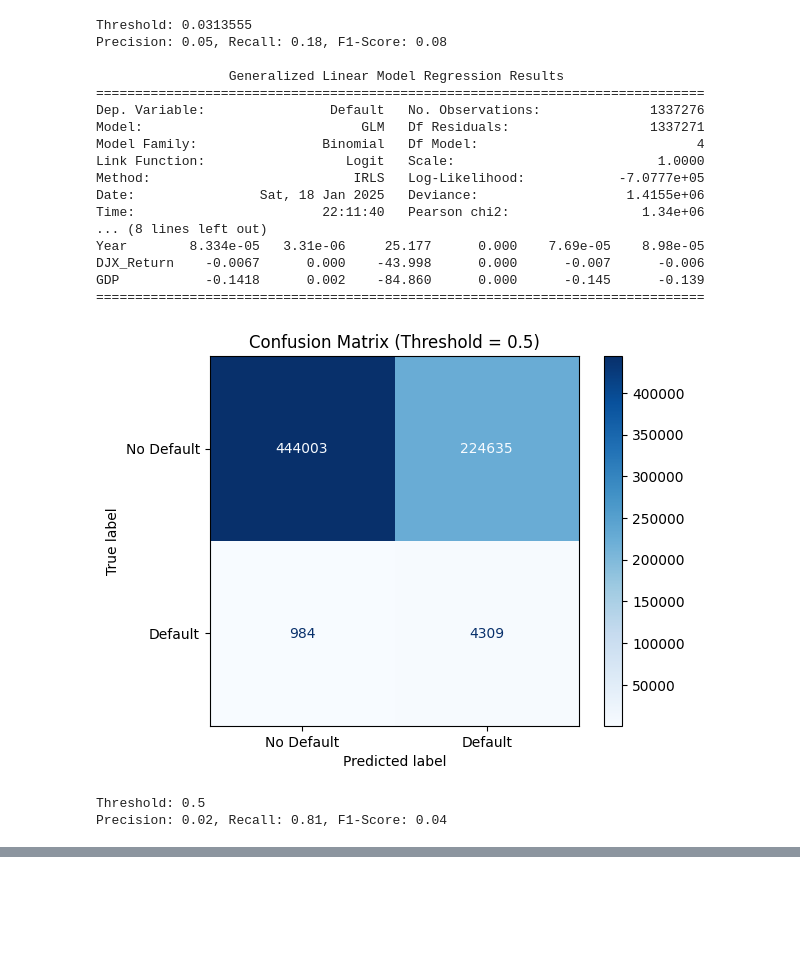
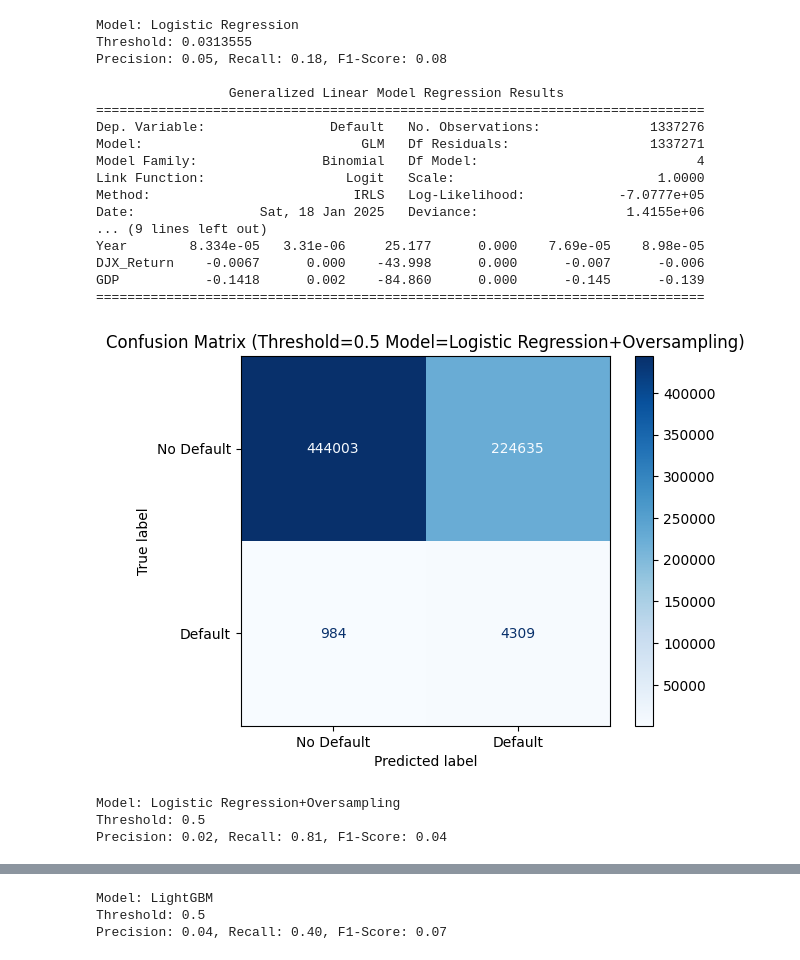
Before and after one commit to jh85/glm, a Jupyter notebook: default_risk.ipynb, the cells around one changed output, grey strips where cells are left out. Drawn from its saved outputs; the diff is of its cells as text; code cells hidden in the pictures; blank space fills up the shorter version.

```diff
--- a/default_risk.ipynb
+++ b/default_risk.ipynb
@@ -4,14 +4,17 @@ import pandas as pd
 import matplotlib.pyplot as plt
 import statsmodels.api as sm
 from sklearn.metrics import confusion_matrix, ConfusionMatrixDisplay, precision_recall_fscore_support
+from sklearn.model_selection import train_test_split
+from sklearn.ensemble import RandomForestClassifier
 from imblearn.over_sampling import SMOTE
+import lightgbm as lgb
 
 def load_data():
     url = "https://raw.githubusercontent.com/jh85/glm/refs/heads/main/default_risk.csv.gz"
     df = pd.read_csv(url, compression="gzip")
     return df
 
-def evaluate_threshold(y_true, predictions, threshold):
+def evaluate_model(y_true, predictions, threshold, model_desc):
     """
     Evaluate model performance at a specific threshold.
     """
@@ -22,11 +25,12 @@ def evaluate_threshold(y_true, predictions, threshold):
     cm = confusion_matrix(y_true, predicted_classes)
     disp = ConfusionMatrixDisplay(confusion_matrix=cm, display_labels=["No Default", "Default"])
     disp.plot(cmap="Blues")
-    plt.title(f"Confusion Matrix (Threshold = {threshold})")
+    plt.title(f"Confusion Matrix (Threshold={threshold} Model={model_desc})")
     plt.show()
 
     # Calculate precision, recall, and F1-score
     precision, recall, f1, support = precision_recall_fscore_support(y_true, predicted_classes, average="binary")
+    print(f"Model: {model_desc}")
     print(f"Threshold: {threshold}")
     print(f"Precision: {precision:.2f}, Recall: {recall:.2f}, F1-Score: {f1:.2f}\n")
 
@@ -44,7 +48,7 @@ def logistic_regression_on_imbalanced_data():
 
     # Evaluate at the best threshold
     threshold = 0.0313555
-    evaluate_threshold(y, predictions, threshold)
+    evaluate_model(y, predictions, threshold, "Logistic Regression")
 
 def logistic_regression_on_balanced_data():
     df = load_data()
@@ -65,15 +69,69 @@ def logistic_regression_on_balanced_data():
     X = sm.add_constant(X)
     predictions = result.predict(exog=X)
     threshold = 0.5
-    evaluate_threshold(y, predictions, threshold)
+    evaluate_model(y, predictions, threshold, "Logistic Regression+Oversampling")
 
     # Evaluate at the best threshold
     threshold = 0.800211
-    evaluate_threshold(y, predictions, threshold)
+    evaluate_model(y, predictions, threshold, "Logistic Regression+Oversampling")
+
+def lightgbm_classification():
+    df = load_data()
+    y = df["Default"]
+    X = df[["RiskLevel", "YOB", "Year", "DJX_Return", "GDP"]]
+
+    # Split the dataset into train and test sets
+    X_train, X_test, y_train, y_test = train_test_split(X, y, test_size=0.3, random_state=42, stratify=y)
+
+    # Calculate scale_pos_weight for handling imbalance
+    scale_pos_weight = len(y_train[y_train == 0]) / len(y_train[y_train == 1])
+
+    # Train LightGBM model
+    trn_data = lgb.Dataset(X_train, label=y_train)
+    tst_data  = lgb.Dataset(X_test, label=y_test, reference=trn_data)
+    params = {
+        'objective': 'binary',
+        'metric': 'binary_logloss',
+        'boosting_type': 'gbdt',
+        'num_leaves': 31,
+        'learning_rate': 0.05,
+        'feature_fraction': 0.8,
+        'bagging_fraction': 0.8,
+        'bagging_freq': 5,
+        'scale_pos_weight': scale_pos_weight,  # Handle imbalance
+        'seed': 42
+    }
+    model = lgb.train(params, trn_data, valid_sets=[trn_data, tst_data], num_boost_round=1000,
+                      callbacks=[lgb.early_stopping(stopping_rounds=50), lgb.log_evaluation(50)])
+    # Predict probabilities on the test set
+    y_pred = model.predict(X_test, num_iteration=model.best_iteration)
+
+    # Evaluate model
+    evaluate_model(y_test, y_pred, 0.5, "LightGBM")
+
+def randomforest_classification():
+    df = load_data()
+    y = df["Default"]
+    X = df[["RiskLevel", "YOB", "Year", "DJX_Return", "GDP"]]
+
+    # Split the dataset into train and test sets
+    X_train, X_test, y_train, y_test = train_test_split(X, y, test_size=0.3, random_state=42, stratify=y)
+
+    # Train Random Forest model
+    rf_model = RandomForestClassifier(n_estimators=200, random_state=42, class_weight="balanced")
+    rf_model.fit(X_train, y_train)
+
+    # Predict on the test set
+    y_pred = rf_model.predict(X_test)
+
+    # Evaluate model
+    evaluate_model(y_test, y_pred, 0.5, "Random Forest")
 
 def main():
     logistic_regression_on_imbalanced_data()
     logistic_regression_on_balanced_data()
+    lightgbm_classification()
+    randomforest_classification()
 
 main()
 # %% [output]
@@ -98,20 +156,21 @@ GDP           -0.1397      0.012    -11.461      0.000      -0.164      -0.116
+Model: Logistic Regression
 Threshold: 0.0313555
 Precision: 0.05, Recall: 0.18, F1-Score: 0.08
 
                  Generalized Linear Model Regression Results
 ==============================================================================
 Dep. Variable:                Default   No. Observations:              1337276
 Model:                            GLM   Df Residuals:                  1337271
 Model Family:                Binomial   Df Model:                            4
 Link Function:                  Logit   Scale:                          1.0000
 Method:                          IRLS   Log-Likelihood:            -7.0777e+05
 Date:                Sat, 18 Jan 2025   Deviance:                   1.4155e+06
-Time:                        22:11:40   Pearson chi2:                 1.34e+06
-... (8 lines left out)
+... (9 lines left out)
 Year        8.334e-05   3.31e-06     25.177      0.000    7.69e-05    8.98e-05
 DJX_Return    -0.0067      0.000    -43.998      0.000      -0.007      -0.006
 GDP           -0.1418      0.002    -84.860      0.000      -0.145      -0.139
 ==============================================================================
-[figure, old version]
+[figure, new version]
+Model: Logistic Regression+Oversampling
 Threshold: 0.5
 Precision: 0.02, Recall: 0.81, F1-Score: 0.04
@@ -120,0 +196,3 @@ Precision: 0.05, Recall: 0.18, F1-Score: 0.08
+Model: LightGBM
+Threshold: 0.5
+Precision: 0.04, Recall: 0.40, F1-Score: 0.07
```
Also changed, not shown: parts of 1 cell of this notebook.
